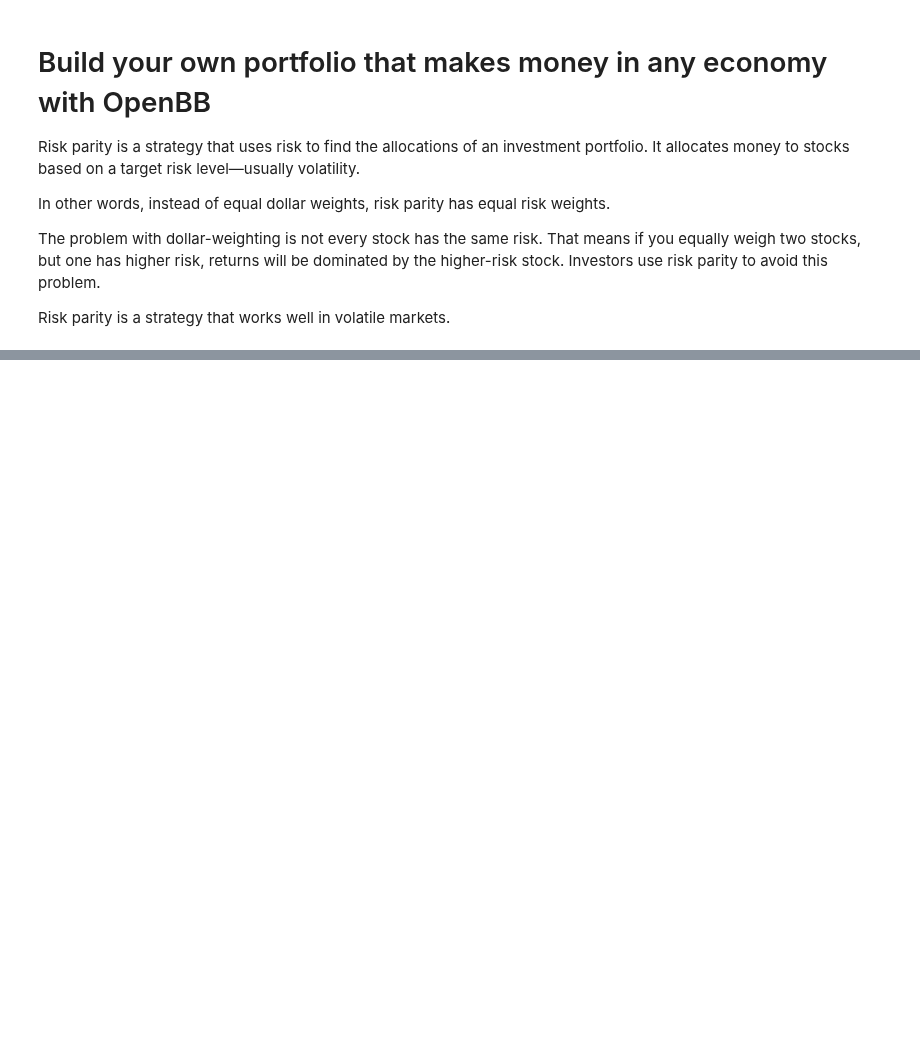
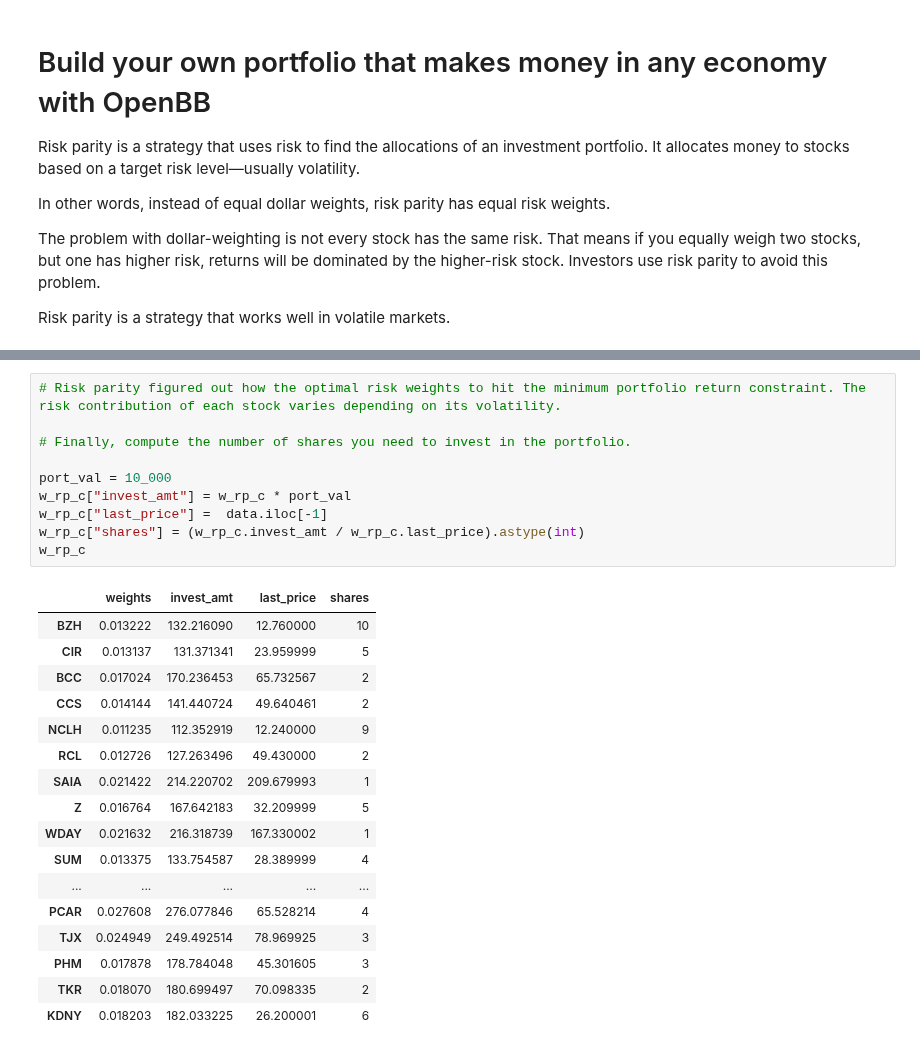
Before and after one commit to baslia/quant_analysis, a Jupyter notebook: portfolio_comp.ipynb, the cells around one changed output, grey strips where cells are left out. Cells and saved outputs as stored; diff of their text form; blank space fills up the shorter version.

```diff
--- a/portfolio_comp.ipynb
+++ b/portfolio_comp.ipynb
@@ -28,0 +69,28 @@ ModuleNotFoundError: No module named 'riskfolio'
+# %%
+# Risk parity figured out how the optimal risk weights to hit the minimum portfolio return constraint. The risk contribution of each stock varies depending on its volatility.
+
+# Finally, compute the number of shares you need to invest in the portfolio.
+
+port_val = 10_000
+w_rp_c["invest_amt"] = w_rp_c * port_val
+w_rp_c["last_price"] =  data.iloc[-1]
+w_rp_c["shares"] = (w_rp_c.invest_amt / w_rp_c.last_price).astype(int)
+w_rp_c
+# %% [output]
+|  | weights | invest_amt | last_price | shares |
+| BZH | 0.013222 | 132.216090 | 12.760000 | 10 |
+| CIR | 0.013137 | 131.371341 | 23.959999 | 5 |
+| BCC | 0.017024 | 170.236453 | 65.732567 | 2 |
+| CCS | 0.014144 | 141.440724 | 49.640461 | 2 |
+| NCLH | 0.011235 | 112.352919 | 12.240000 | 9 |
+| RCL | 0.012726 | 127.263496 | 49.430000 | 2 |
+| SAIA | 0.021422 | 214.220702 | 209.679993 | 1 |
+| Z | 0.016764 | 167.642183 | 32.209999 | 5 |
+| WDAY | 0.021632 | 216.318739 | 167.330002 | 1 |
+| SUM | 0.013375 | 133.754587 | 28.389999 | 4 |
+| ... | ... | ... | ... | ... |
+| PCAR | 0.027608 | 276.077846 | 65.528214 | 4 |
+| TJX | 0.024949 | 249.492514 | 78.969925 | 3 |
+| PHM | 0.017878 | 178.784048 | 45.301605 | 3 |
+| TKR | 0.018070 | 180.699497 | 70.098335 | 2 |
+| KDNY | 0.018203 | 182.033225 | 26.200001 | 6 |
```
Also changed, not shown: parts of 5 cells of this notebook.
